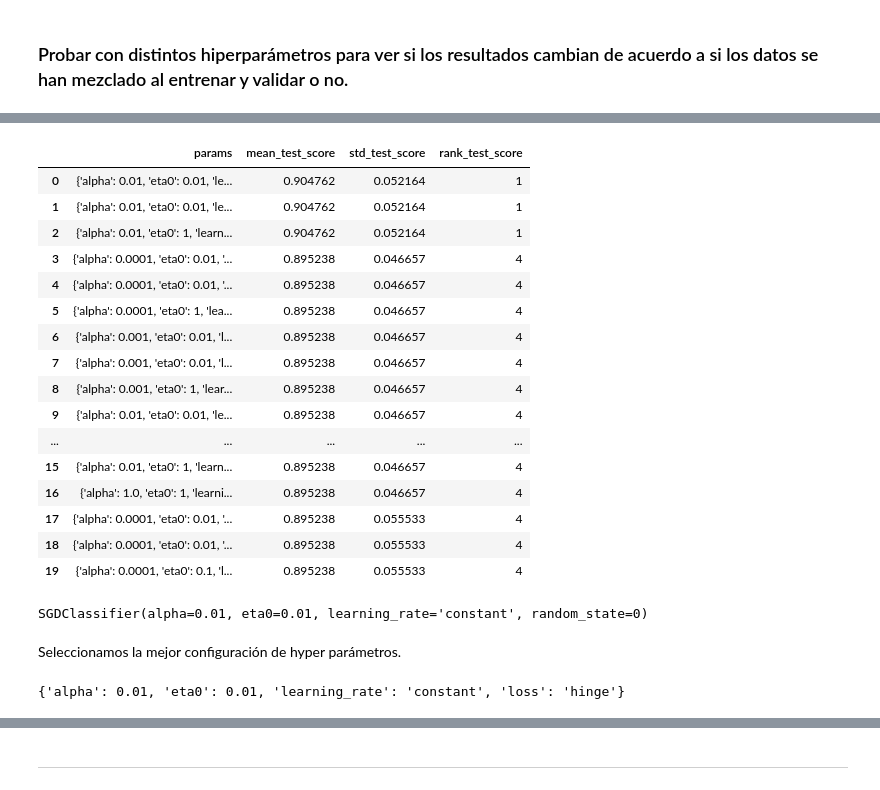
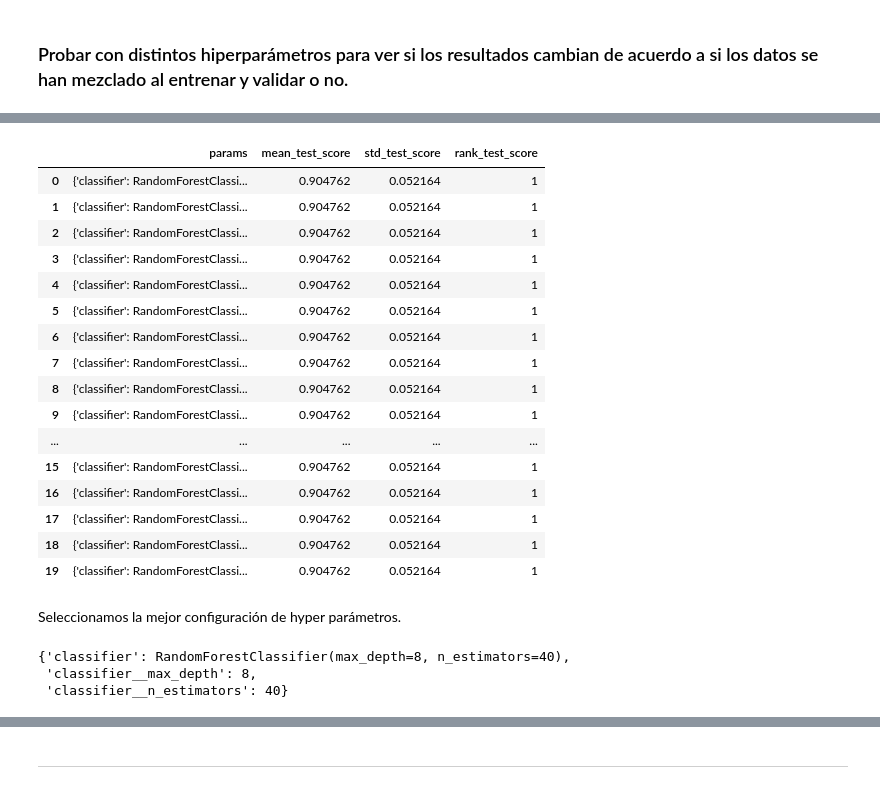
Before and after one commit to jorgeperezv/Busqueda-y-Recomendacion-de-Textos-Legales, a Jupyter notebook: Practico 3 - Introducción al Aprendizaje Supervisado.ipynb, the cells around one changed output, grey strips where cells are left out. Cells and saved outputs as stored; diff of their text form; code cells hidden in the pictures.

```diff
--- a/Practico 3 - Introducción al Aprendizaje Supervisado.ipynb
+++ b/Practico 3 - Introducción al Aprendizaje Supervisado.ipynb
@@ -467,5 +386,14 @@ param_grid = {
+# %%
+param_grid = [
+    {'classifier' : [ensemble.RandomForestClassifier()],
+     'classifier__n_estimators' : list(range(10,101,10)),
+     'classifier__max_depth' : [8, 9, 10, 11, 12]
+    },
+]
+# %%
+# Create first pipeline for base without reducing features.
+pipe = Pipeline([('classifier' , ensemble.RandomForestClassifier())])
 # %%
-from sklearn.linear_model import SGDClassifier
 model = SGDClassifier(random_state=0)
-cv = GridSearchCV(model, param_grid, scoring='accuracy')
+cv = GridSearchCV(pipe, param_grid = param_grid, cv = 5, verbose=True, n_jobs=-1, scoring='accuracy')
 cv.fit(X_train, y_train);
@@ -473,39 +407,37 @@ cv.fit(X_train, y_train);
 results = cv.cv_results_
 df = pandas.DataFrame(results)
 # %%
-pandas.options.display.max_colwidth = 100
+pandas.options.display.max_colwidth = 200
 df.sort_values(['mean_test_score','std_test_score','rank_test_score'],
                ascending = [False,True,True],
                inplace=True)
 df.reset_index(drop=True,inplace=True)
 df[['params','mean_test_score','std_test_score','rank_test_score']].head(20)
 # %% [output]
 |  | params | mean_test_score | std_test_score | rank_test_score |
-| 0 | {'alpha': 0.01, 'eta0': 0.01, 'le... | 0.904762 | 0.052164 | 1 |
-| 1 | {'alpha': 0.01, 'eta0': 0.01, 'le... | 0.904762 | 0.052164 | 1 |
-| 2 | {'alpha': 0.01, 'eta0': 1, 'learn... | 0.904762 | 0.052164 | 1 |
-| 3 | {'alpha': 0.0001, 'eta0': 0.01, '... | 0.895238 | 0.046657 | 4 |
-| 4 | {'alpha': 0.0001, 'eta0': 0.01, '... | 0.895238 | 0.046657 | 4 |
-| 5 | {'alpha': 0.0001, 'eta0': 1, 'lea... | 0.895238 | 0.046657 | 4 |
-| 6 | {'alpha': 0.001, 'eta0': 0.01, 'l... | 0.895238 | 0.046657 | 4 |
-| 7 | {'alpha': 0.001, 'eta0': 0.01, 'l... | 0.895238 | 0.046657 | 4 |
-| 8 | {'alpha': 0.001, 'eta0': 1, 'lear... | 0.895238 | 0.046657 | 4 |
-| 9 | {'alpha': 0.01, 'eta0': 0.01, 'le... | 0.895238 | 0.046657 | 4 |
+| 0 | {'classifier': RandomForestClassi... | 0.904762 | 0.052164 | 1 |
+| 1 | {'classifier': RandomForestClassi... | 0.904762 | 0.052164 | 1 |
+| 2 | {'classifier': RandomForestClassi... | 0.904762 | 0.052164 | 1 |
+| 3 | {'classifier': RandomForestClassi... | 0.904762 | 0.052164 | 1 |
+| 4 | {'classifier': RandomForestClassi... | 0.904762 | 0.052164 | 1 |
+| 5 | {'classifier': RandomForestClassi... | 0.904762 | 0.052164 | 1 |
+| 6 | {'classifier': RandomForestClassi... | 0.904762 | 0.052164 | 1 |
+| 7 | {'classifier': RandomForestClassi... | 0.904762 | 0.052164 | 1 |
+| 8 | {'classifier': RandomForestClassi... | 0.904762 | 0.052164 | 1 |
+| 9 | {'classifier': RandomForestClassi... | 0.904762 | 0.052164 | 1 |
 | ... | ... | ... | ... | ... |
-| 15 | {'alpha': 0.01, 'eta0': 1, 'learn... | 0.895238 | 0.046657 | 4 |
-| 16 | {'alpha': 1.0, 'eta0': 1, 'learni... | 0.895238 | 0.046657 | 4 |
-| 17 | {'alpha': 0.0001, 'eta0': 0.01, '... | 0.895238 | 0.055533 | 4 |
-| 18 | {'alpha': 0.0001, 'eta0': 0.01, '... | 0.895238 | 0.055533 | 4 |
-| 19 | {'alpha': 0.0001, 'eta0': 0.1, 'l... | 0.895238 | 0.055533 | 4 |
+| 15 | {'classifier': RandomForestClassi... | 0.904762 | 0.052164 | 1 |
+| 16 | {'classifier': RandomForestClassi... | 0.904762 | 0.052164 | 1 |
+| 17 | {'classifier': RandomForestClassi... | 0.904762 | 0.052164 | 1 |
+| 18 | {'classifier': RandomForestClassi... | 0.904762 | 0.052164 | 1 |
+| 19 | {'classifier': RandomForestClassi... | 0.904762 | 0.052164 | 1 |
-# %%
-cv.best_estimator_
-# %% [output]
-SGDClassifier(alpha=0.01, eta0=0.01, learning_rate='constant', random_state=0)
 # %% [markdown]
 Seleccionamos la mejor configuración de hyper parámetros.
 # %%
 best_model = df.loc[df['rank_test_score'].idxmin()]['params']
 best_model
 # %% [output]
-{'alpha': 0.01, 'eta0': 0.01, 'learning_rate': 'constant', 'loss': 'hinge'}
+{'classifier': RandomForestClassifier(max_depth=8, n_estimators=40),
+ 'classifier__max_depth': 8,
+ 'classifier__n_estimators': 40}
 # %%
```
Also changed, not shown: parts of 23 cells of this notebook.
